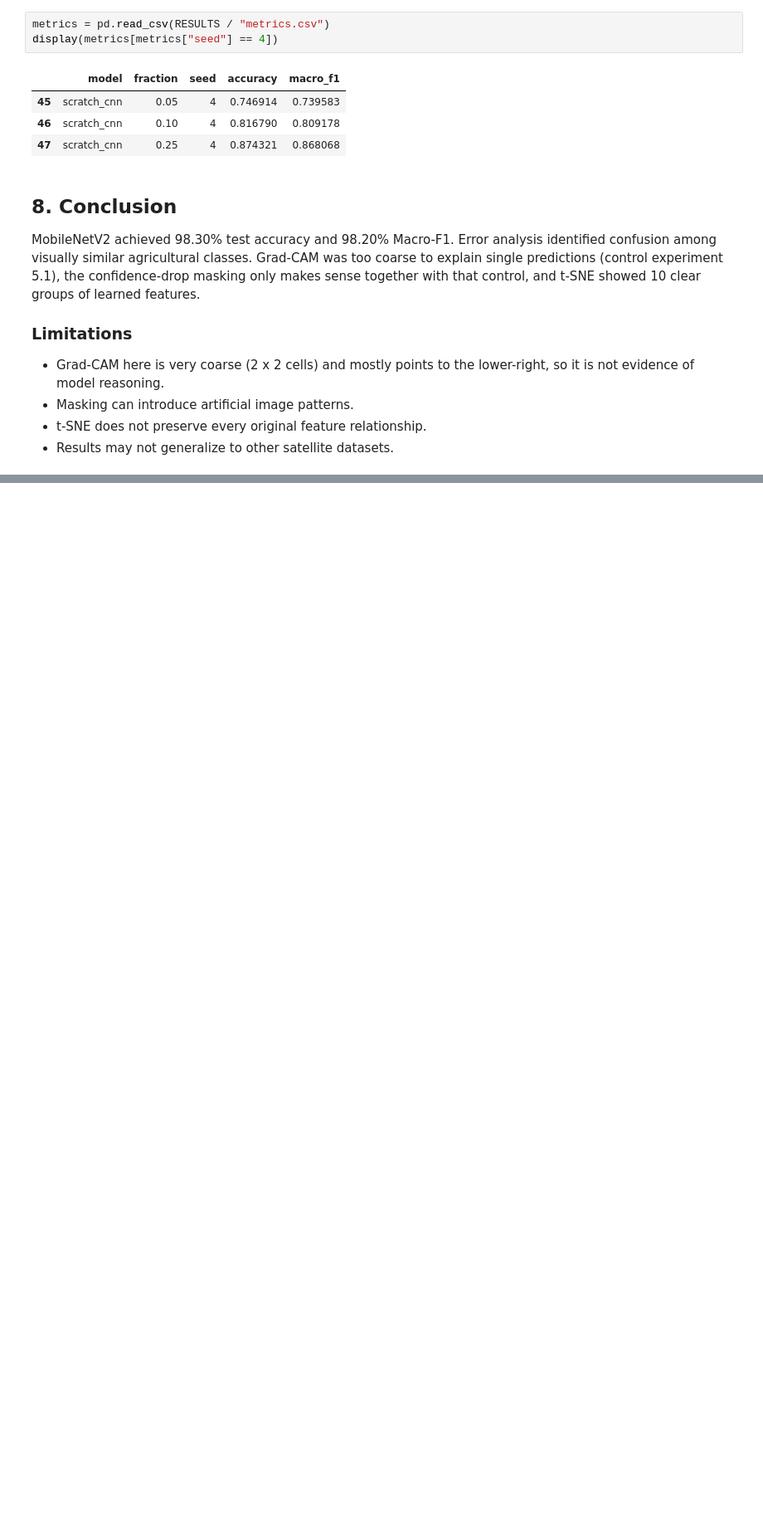
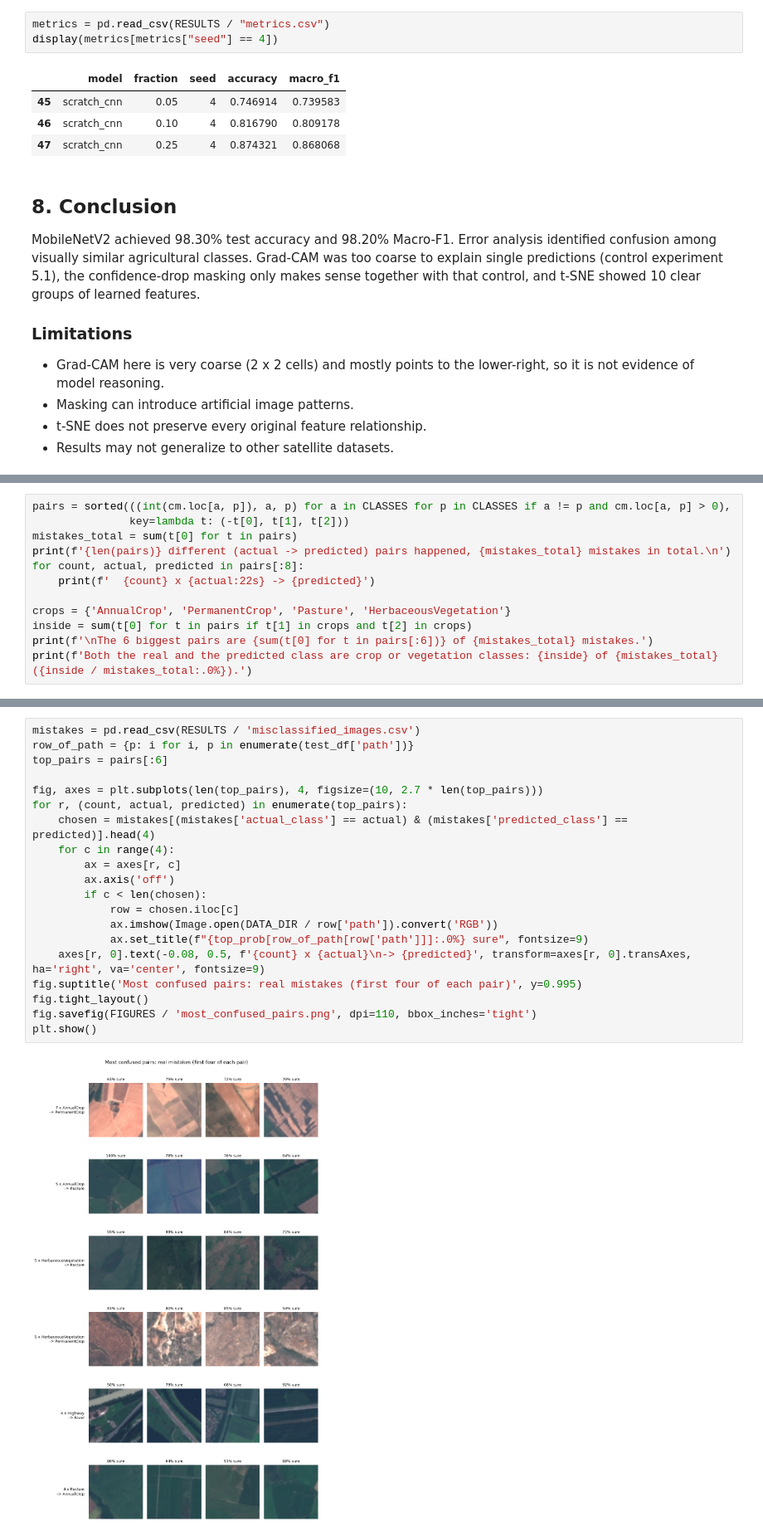
Before and after one commit to Nitinshakthi7/Eyes-in-the-Sky, a Jupyter notebook: notebooks/04_evaluation_and_explainability.ipynb, the cells around one changed output, grey strips where cells are left out. Shown at 83% size. Drawn from its saved outputs; the diff is of its cells as text; blank space fills up the shorter version.

```diff
--- a/notebooks/04_evaluation_and_explainability.ipynb
+++ b/notebooks/04_evaluation_and_explainability.ipynb
@@ -194,0 +263,12 @@ MobileNetV2 achieved 98.30% test accuracy and 98.20% Macro-F1. Error analysis id
+# %%
+pairs = sorted(((int(cm.loc[a, p]), a, p) for a in CLASSES for p in CLASSES if a != p and cm.loc[a, p] > 0),
+               key=lambda t: (-t[0], t[1], t[2]))
+mistakes_total = sum(t[0] for t in pairs)
+print(f'{len(pairs)} different (actual -> predicted) pairs happened, {mistakes_total} mistakes in total.\n')
+for count, actual, predicted in pairs[:8]:
+    print(f'  {count} x {actual:22s} -> {predicted}')
+
+crops = {'AnnualCrop', 'PermanentCrop', 'Pasture', 'HerbaceousVegetation'}
+inside = sum(t[0] for t in pairs if t[1] in crops and t[2] in crops)
+print(f'\nThe 6 biggest pairs are {sum(t[0] for t in pairs[:6])} of {mistakes_total} mistakes.')
+print(f'Both the real and the predicted class are crop or vegetation classes: {inside} of {mistakes_total} ({inside / mistakes_total:.0%}).')
@@ -194,0 +293,22 @@ MobileNetV2 achieved 98.30% test accuracy and 98.20% Macro-F1. Error analysis id
+# %%
+mistakes = pd.read_csv(RESULTS / 'misclassified_images.csv')
+row_of_path = {p: i for i, p in enumerate(test_df['path'])}
+top_pairs = pairs[:6]
+
+fig, axes = plt.subplots(len(top_pairs), 4, figsize=(10, 2.7 * len(top_pairs)))
+for r, (count, actual, predicted) in enumerate(top_pairs):
+    chosen = mistakes[(mistakes['actual_class'] == actual) & (mistakes['predicted_class'] == predicted)].head(4)
+    for c in range(4):
+        ax = axes[r, c]
+        ax.axis('off')
+        if c < len(chosen):
+            row = chosen.iloc[c]
+            ax.imshow(Image.open(DATA_DIR / row['path']).convert('RGB'))
+            ax.set_title(f"{top_prob[row_of_path[row['path']]]:.0%} sure", fontsize=9)
+    axes[r, 0].text(-0.08, 0.5, f'{count} x {actual}\n-> {predicted}', transform=axes[r, 0].transAxes, ha='right', va='center', fontsize=9)
+fig.suptitle('Most confused pairs: real mistakes (first four of each pair)', y=0.995)
+fig.tight_layout()
+fig.savefig(FIGURES / 'most_confused_pairs.png', dpi=110, bbox_inches='tight')
+plt.show()
+# %% [output]
+[figure, added]
```
Also changed, not shown: parts of 10 cells of this notebook, 6 other files.
